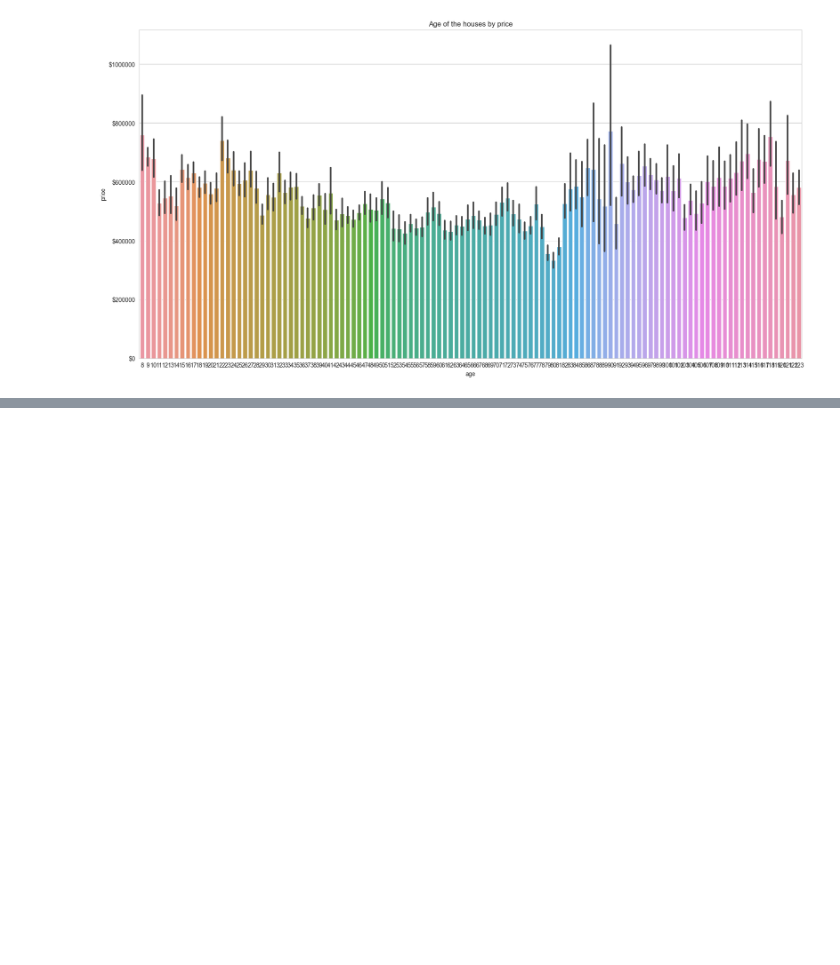
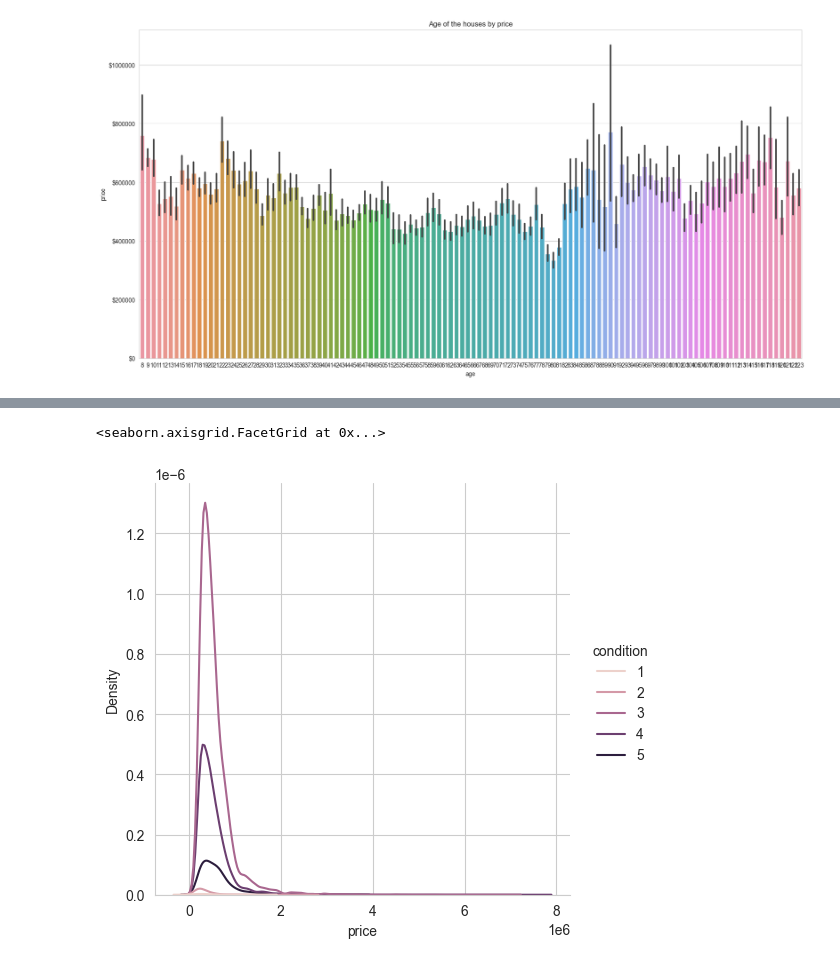
Before and after one commit to mmedoues/data, a Jupyter notebook: checkpoints/houses/houses.ipynb, the cells around one changed output, grey strips where cells are left out. Saved outputs shown, nothing was run; the diff lists cells and outputs as text; code cells hidden in the pictures; blank space fills up the shorter version.

```diff
--- a/checkpoints/houses/houses.ipynb
+++ b/checkpoints/houses/houses.ipynb
@@ -237,0 +221,6 @@ plt.show()
+# %%
+# do a displot on the price of the houses by the condition of the houses
+sns.displot(data=df, x='price', hue='condition', kind='kde')
+# %% [output]
+<seaborn.axisgrid.FacetGrid at 0x...>
+[figure, added]
```
Also changed, not shown: parts of 9 cells of this notebook.
